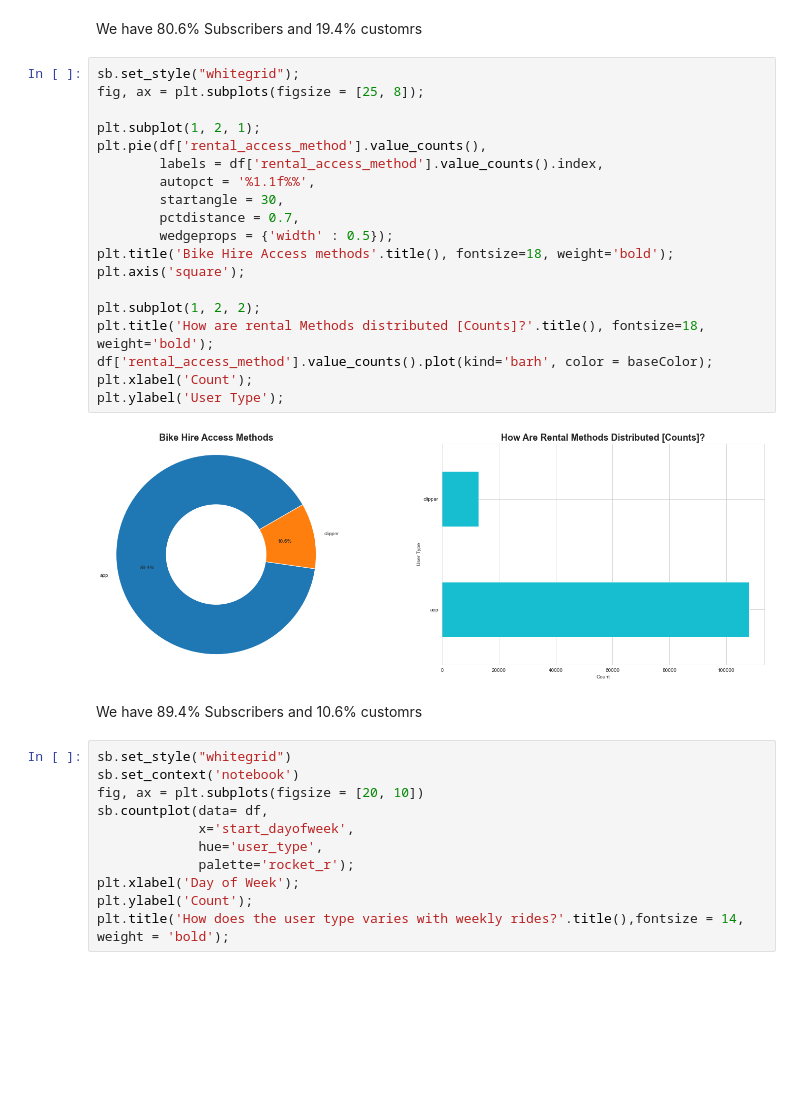
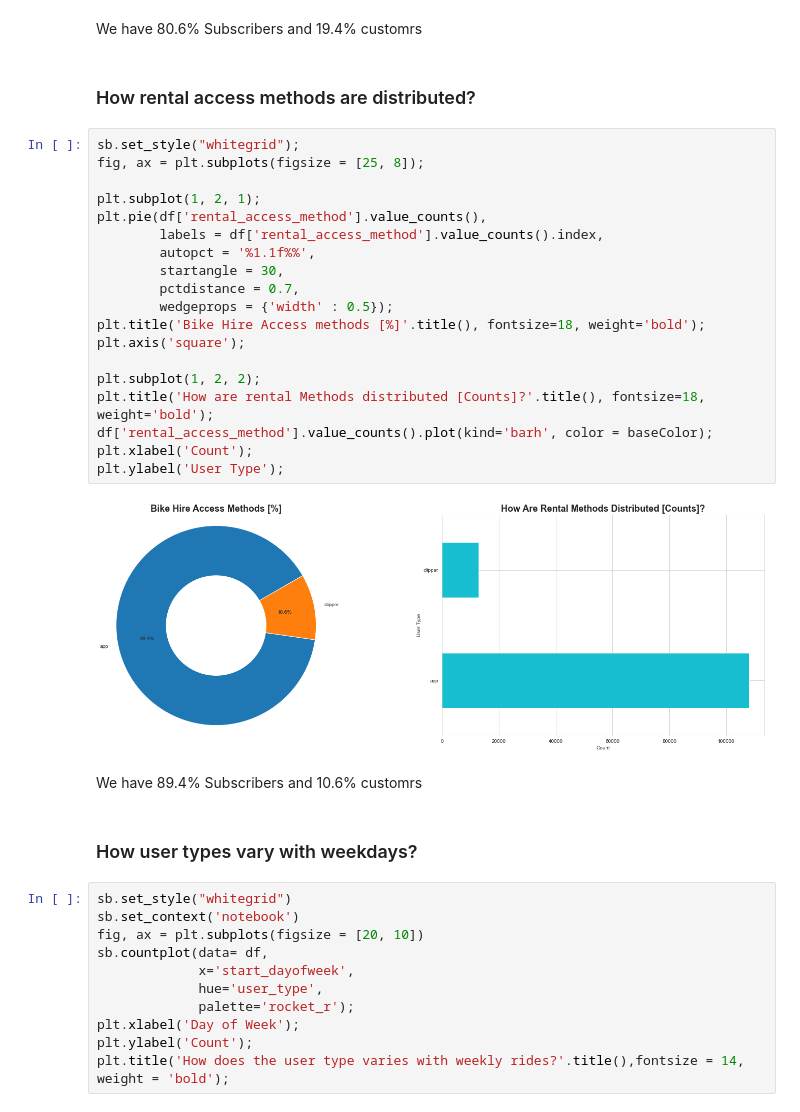
Before and after one commit to IbrahimOmar91/DataAnalysisND-P03, a Jupyter notebook: Ford2019.ipynb, the cells around one changed output. Cells and saved outputs as stored; diff of their text form; blank space fills up the shorter version.

```diff
--- a/Ford2019.ipynb
+++ b/Ford2019.ipynb
@@ -245,29 +255,33 @@ plt.ylabel('User Type');
 [figure]
 # %% [markdown]
 We have 80.6% Subscribers and 19.4% customrs
+# %% [markdown]
+### How rental access methods are distributed?
 # %%
 sb.set_style("whitegrid");
 fig, ax = plt.subplots(figsize = [25, 8]);
 
 plt.subplot(1, 2, 1);
 plt.pie(df['rental_access_method'].value_counts(),
         labels = df['rental_access_method'].value_counts().index,
         autopct = '%1.1f%%',
         startangle = 30,
         pctdistance = 0.7,
         wedgeprops = {'width' : 0.5});
-plt.title('Bike Hire Access methods'.title(), fontsize=18, weight='bold');
+plt.title('Bike Hire Access methods [%]'.title(), fontsize=18, weight='bold');
 plt.axis('square');
 
 plt.subplot(1, 2, 2);
 plt.title('How are rental Methods distributed [Counts]?'.title(), fontsize=18, weight='bold');
 df['rental_access_method'].value_counts().plot(kind='barh', color = baseColor);
 plt.xlabel('Count');
 plt.ylabel('User Type');
 # %% [output]
-[figure, old version]
+[figure, new version]
 # %% [markdown]
 We have 89.4% Subscribers and 10.6% customrs
+# %% [markdown]
+### How user types vary with weekdays?
 # %%
 sb.set_style("whitegrid")
 sb.set_context('notebook')
```
Also changed, not shown: parts of 22 cells of this notebook, 2 other files.
